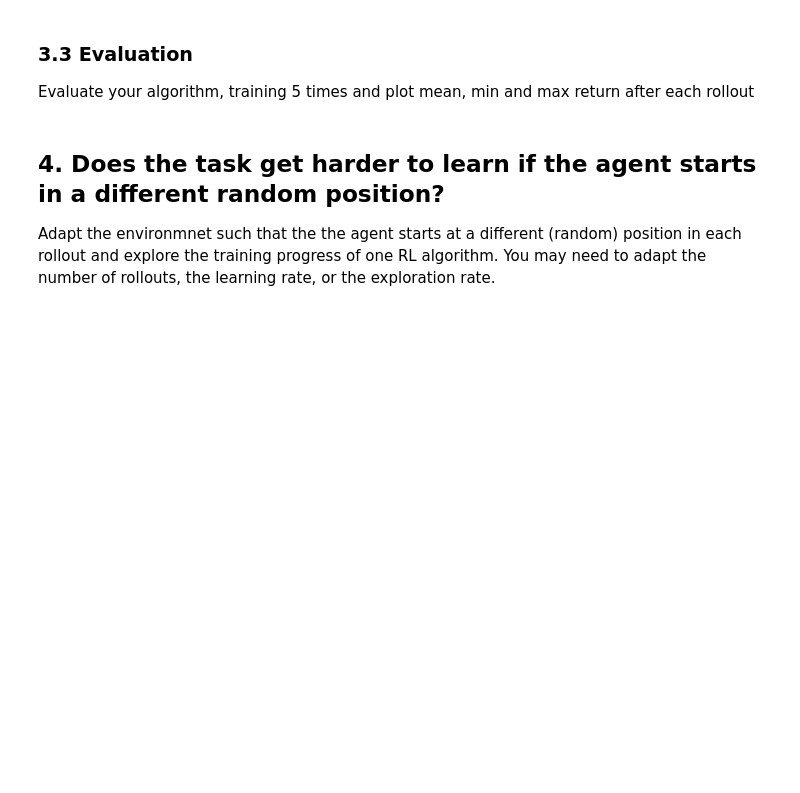
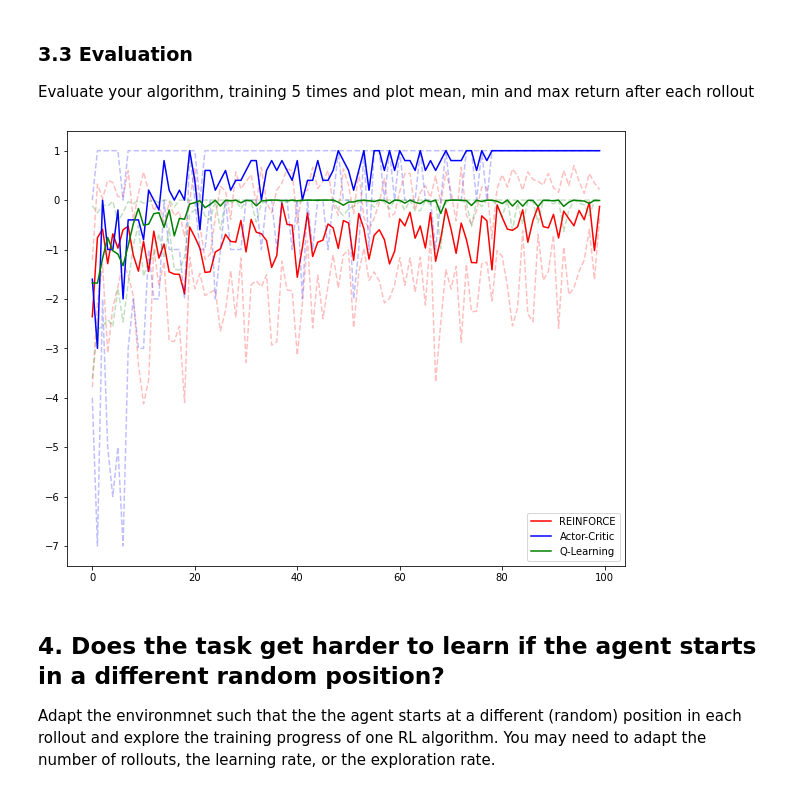
Before and after one commit to ArvinZJC/UofG_PGT_MLAIDS, a Jupyter notebook: Labs/Week5/MLAIDS - Reinforcement Learning.ipynb, the cells around one changed output. Cells and saved outputs as stored; diff of their text form; code cells hidden in the pictures; blank space fills up the shorter version.

```diff
--- a/Labs/Week5/MLAIDS - Reinforcement Learning.ipynb
+++ b/Labs/Week5/MLAIDS - Reinforcement Learning.ipynb
@@ -233,36 +271,43 @@ class QAgent(SoftmaxAgent):
                     the state (as a cell in a grid world) and 'a' each possible action.
 
     """
+
     def __init__(self, q):
         self.q = q
 
-    def act(self, state, epsilon=0.1):
-        """ select the action with maximum q-value for the given state.
+    def act(self, state, epsilon = 0.1):
+        """ Select the action with maximum q-value for the given state.
 
-        TODO:
+        Steps:
             1. return the action with maximum Q-value. Assume all relevant Q-values
                are stored in self.q[y, x]. The function np.argmax returns the index
                of the maximum value (consult the numpy documentation online for
                examples).
 
             2. implement an epsilon-greedy policy with random exploration probability
-               passed in through the parameter `epsilon`.
+               passed in through the parameter "epsilon".
 
         """
-        x, y = state
-        q_s = self.q[y, x]
-        a = 0 # set a to the correct return value
+
+        if np.random.uniform() < epsilon:
+            a = np.random.randint(4)  # Number of actions hard-coded here for simplicity; could also read it from "self.q.shape[-1]".
+        else:
+            x, y = state
+            q_s = self.q[y, x]
+            a = 0  # Set "a" to the correct return value.
+
         return a
 
 
-    def render_pi(self, env, ax=None):
+    def render_pi(self, env, ax = None):
         if ax is None:
             fig, ax = env._create_fig()
 
         env.render_grid(ax)
+
         for y in range(env.rows):
             for x in range(env.cols):
-                env.render_action(ax, action=np.argmax(self.q[y, x]), agent=(x, y), length=0.3, hw=0.1, hl=0.15, ox=0, oy=0)
+                env.render_action(ax, action = np.argmax(self.q[y, x]), agent = (x, y), length = 0.3, hw = 0.1, hl = 0.15, ox = 0, oy = 0)
 # %% [markdown]
 ### 3.2 Q-Learning Update
 
@@ -314,6 +341,28 @@ ax[2].set_title('Q-Learning example rollout after training.')
 ### 3.3 Evaluation
 
 Evaluate your algorithm, training 5 times and plot mean, min and max return after each rollout
+# %%
+q_returns = []
+
+for _ in range(5):
+    q_returns.append(train_qlearning())
+
+q_returns = np.array(q_returns)
+n_steps = 100  # Number of training steps to plot.
+fig, ax= plt.subplots(figsize=(10, 8))
+ax.plot(np.mean(reinforce_returns, axis = 0)[:n_steps], 'r', label = 'REINFORCE')
+ax.plot(np.min(reinforce_returns, axis = 0)[:n_steps], 'r--', alpha = 0.25)
+ax.plot(np.max(reinforce_returns, axis = 0)[:n_steps], 'r--', alpha = 0.25)
+ax.plot(np.mean(ac_returns, axis = 0)[:n_steps], 'b', label = 'Actor-Critic')
+ax.plot(np.min(ac_returns, axis = 0)[:n_steps], 'b--', alpha = 0.25)
+ax.plot(np.max(ac_returns, axis = 0)[:n_steps], 'b--', alpha = 0.25)
+ax.plot(np.mean(q_returns, axis = 0)[:n_steps], 'g', label = 'Q-Learning')
+ax.plot(np.min(q_returns, axis = 0)[:n_steps], 'g--', alpha = 0.25)
+ax.plot(np.max(q_returns, axis = 0)[:n_steps], 'g--', alpha = 0.25)
+plt.legend()
+plt.show()
+# %% [output]
+[figure, added]
 # %% [markdown]
 ## 4. Does the task get harder to learn if the agent starts in a different random position?
 
```
Also changed, not shown: parts of 16 cells of this notebook.
